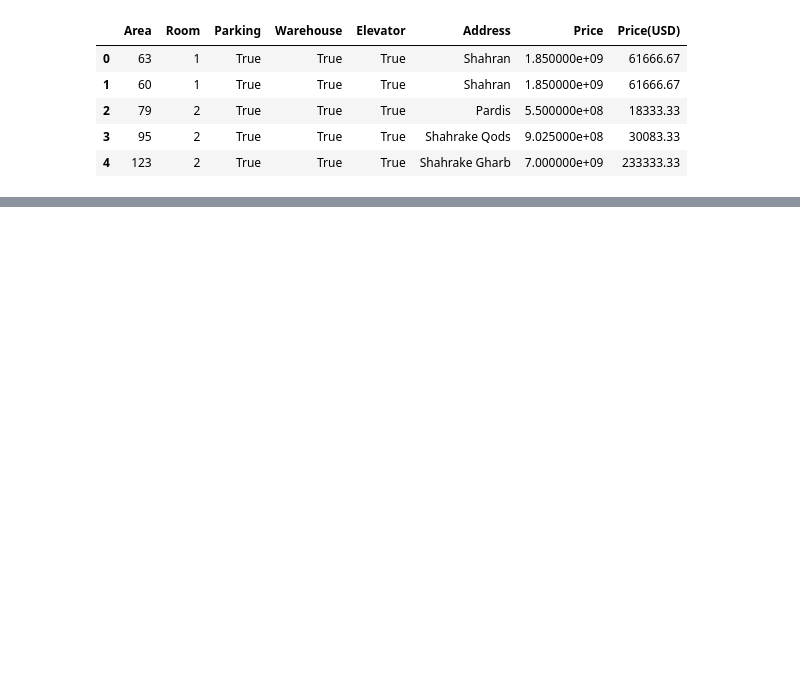
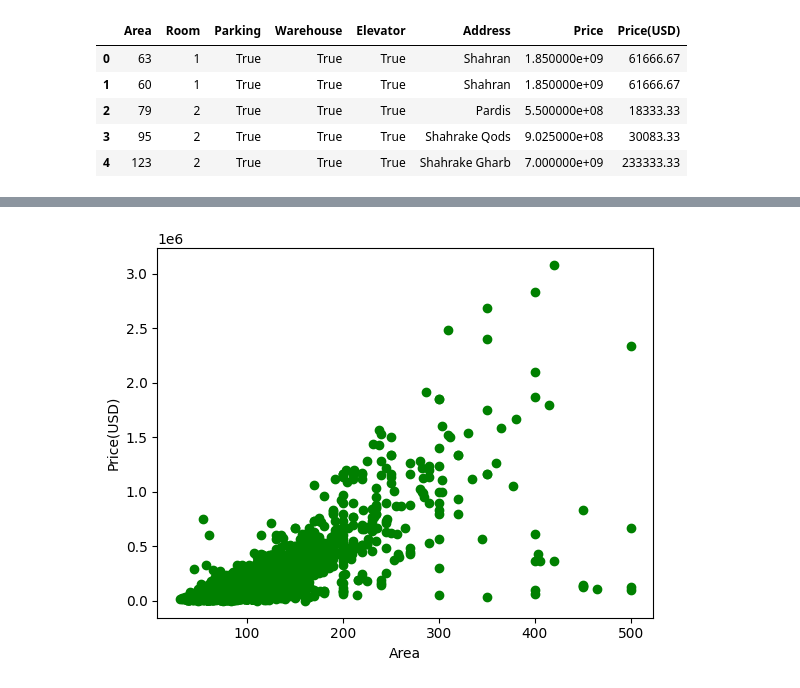
Before and after one commit to fahime9407/predict-housePrice, a Jupyter notebook: main.ipynb, the cells around one changed output, grey strips where cells are left out. Drawn from its saved outputs; the diff is of its cells as text; code cells hidden in the pictures; blank space fills up the shorter version.

```diff
--- a/main.ipynb
+++ b/main.ipynb
@@ -189,0 +22,3 @@ plt.show()
+# %%
+cdf = df[["Area", "Room", "Parking", "Warehouse", "Elevator", "Address", "Price(USD)"]] # Price(USD) is the label.
+cdf.info()
@@ -189,0 +40,3 @@ plt.show()
+# %%
+cdf = cdf.dropna()
+cdf.isnull().sum()
@@ -189,0 +54,4 @@ plt.show()
+# %%
+# convert the value of "Area" from object to int64 and if its non-convertible the value will be nan.
+cdf["Area"] = pd.to_numeric(cdf["Area"], errors="coerce")
+cdf = cdf.dropna()
@@ -189,0 +65,16 @@ plt.show()
+# %%
+# this cell drops outlier datas, I determined that if value of "Area" is more than 480 It is outlier.
+Q3 = cdf["Area"].quantile(0.95)
+IQR = Q3
+upper_bound = Q3 + 1.5 * IQR
+
+cdf["Area"] = cdf["Area"].where(cdf["Area"] <= upper_bound, np.nan) # value if less than 480 else nan.
+
+cdf = cdf.dropna()
+# %%
+plt.scatter(cdf["Area"], cdf["Price(USD)"], color="green")
+plt.xlabel("Area")
+plt.ylabel("Price(USD)")
+plt.show()
+# %% [output]
+[figure, added]
```
Also changed, not shown: parts of 36 cells of this notebook.
